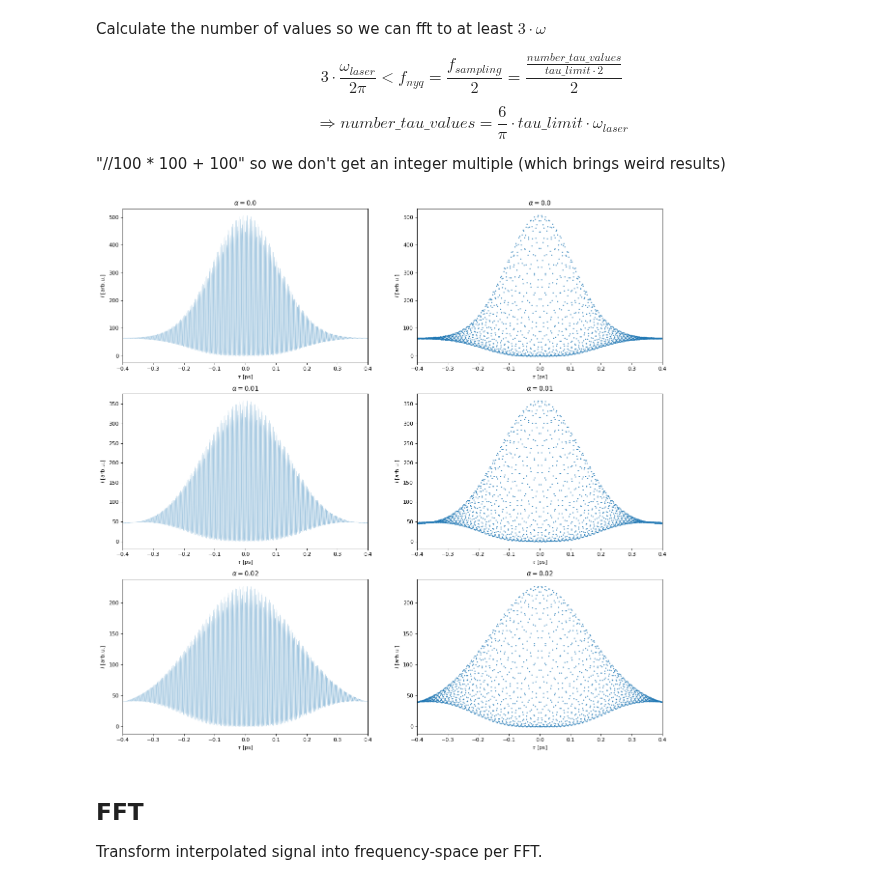
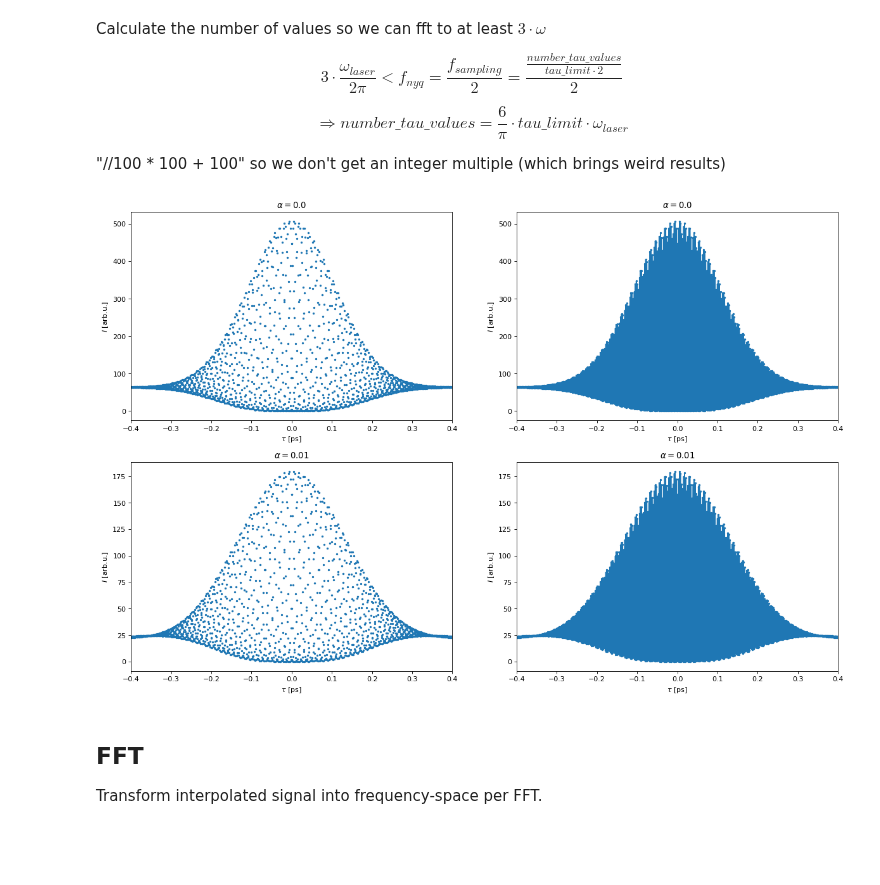
Before and after one commit to JKU-HFP/Chirp-Diagnostic, a Jupyter notebook: Simulating_Optical_Autocorrelation_of_Laser_with_Chirp.ipynb, the cells around one changed output. Cells and saved outputs as stored; diff of their text form; code cells hidden in the pictures; blank space fills up the shorter version.

```diff
--- a/Simulating_Optical_Autocorrelation_of_Laser_with_Chirp.ipynb
+++ b/Simulating_Optical_Autocorrelation_of_Laser_with_Chirp.ipynb
@@ -66,7 +73,7 @@ omega_laser = 2 * np.pi * frequency_laser
 # %% [markdown]
 We calculate E for different $\alpha$ in (ps)$^2$.
 # %%
-alpha_values = np.array((0, 1e-2, 2e-2))
+alpha_values = np.array((0, 0.01))
 # %% [markdown]
 Calculate $A_{laser}$-array so that $\int f(t) dt = 1$
 # %%
@@ -86,22 +93,21 @@ for i in range(alpha_values.size):
     E_gauss_values_1[:,i] = E_gauss(t_values_1, A_laser[i], tau_0_laser,
                                     omega_laser, alpha_values[i])
 # %%
-# Create a figure of size 8x6 inches, 80 dots per inch
-plt.figure(figsize=(18, 18), dpi=80)
+plt.figure(figsize=(18, alpha_values.size * 6), dpi=80)
 for i in range(alpha_values.size):
     plt.subplot(alpha_values.size, 2, 2 * i + 1)
     plt.title(r"$\alpha = {}$".format(alpha_values[i]))
     plt.xlabel(r"$t$ [ps]")
     plt.ylabel(r"$E$ [arb.u.]")
     plt.xlim(-t_limit, t_limit)
-    plt.plot(t_values_1, np.real(E_gauss_values_1[:,i]), linewidth=0.4)
+    plt.plot(t_values_1, np.real(E_gauss_values_1[:,i]), ".", markersize=4)
 
     plt.subplot(alpha_values.size, 2, 2 * i + 2)
     plt.title(r"$\alpha = {}$".format(alpha_values[i]))
     plt.xlabel(r"$t$ [ps]")
     plt.ylabel(r"$E$ [arb.u.]")
     plt.xlim(-t_limit , t_limit)
-    plt.plot(t_values_1, np.real(E_gauss_values_1[:,i]), ".", markersize=2)
+    plt.plot(t_values_1, np.real(E_gauss_values_1[:,i]), ".", ls="-", markersize=4)
 
 plt.show()
 # %% [output]
@@ -150,53 +156,55 @@ def gen_I_M_gauss_values(tau_limit, number_tau_values, alpha_values,  A, tau_0,
     tau_values = np.linspace(-tau_limit, tau_limit, number_tau_values)
     I_M_gauss_values = np.empty((tau_values.size, alpha_values.size))
     for i in range(alpha_values.size):
-        I_M_gauss_values[:,i] = I_M_gauss(tau_values, A, tau_0, omega, alpha_values[i])
+        I_M_gauss_values[:,i] = I_M_gauss(tau_values, A[i], tau_0, omega, alpha_values[i])
     return tau_values, I_M_gauss_values
 # %%
 while(True):
     answer = input('Should data be loaded from file (l) or generated (g)?: ')
     if answer == "l":
         path = r"../../Data/Autocorrelator/Simulation/" + \
-        r"Autocorrelation_Simulation_Gauss_2018-09-28 16_04_09.315948.txt"
-
+        r"Autocorrelation_Simulation_Gauss_2018-10-01 15_52_55.595168.txt"
         data = np.loadtxt(path)
-        tau_values_1 = data[:, 0]
-        I_M_gauss_values_1 = data[:, 1:]
+        alpha_values = data[0, 1:]
+        tau_values_1 = data[1:, 0]
+        I_M_gauss_values_1 = data[1:, 1:]
         break
     if answer == "g":
         tau_values_1, I_M_gauss_values_1 = gen_I_M_gauss_values(tau_limit, number_tau_values,
                                                               alpha_values,  A_laser,
                                                               tau_0_laser, omega_laser)
-
         path = r"../../Data/Autocorrelator/Simulation/"
+        data = np.empty((tau_values_1.size + 1, alpha_values.size + 1))
+        data[0] = np.append(0, alpha_values)
+        data[1:] = np.append(tau_values_1[:, np.newaxis], I_M_gauss_values_1, axis=1)
         np.savetxt(path + "Autocorrelation_Simulation_Gauss_"
                    + str(datetime.now()).replace(":", "_")
-                   + ".txt", np.append(tau_values_1[:, np.newaxis], I_M_gauss_values_1, axis=1),
-                   header = "tau_values | I(alpha = " + str(alpha_values) + ")")
+                   + ".txt", data,
+                   header = "tau_values | I (first line (without the first value) corresponds to alpha_values)")
         break
 # %%
 # Create a figure of size 8x6 inches, 80 dots per inch
-plt.figure(figsize=(18, 18), dpi=80)
+plt.figure(figsize=(18, alpha_values.size * 6), dpi=80)
 
 for i in range(alpha_values.size):
     plt.subplot(alpha_values.size, 2, 2 * i + 1)
     plt.title(r"$\alpha = {}$".format(alpha_values[i]))
     plt.xlabel(r"$\tau$ [ps]")
     plt.ylabel(r"$I$ [arb.u.]")
     plt.xlim(-tau_limit, tau_limit)
-    plt.plot(tau_values_1, I_M_gauss_values_1[:,i], linewidth=0.2)
+    plt.plot(tau_values_1, I_M_gauss_values_1[:,i], ".", markersize=4)
 
 
     plt.subplot(alpha_values.size, 2, 2 * i + 2)
     plt.title(r"$\alpha = {}$".format(alpha_values[i]))
     plt.xlabel(r"$\tau$ [ps]")
     plt.ylabel(r"$I$ [arb.u.]")
     plt.xlim(-tau_limit, tau_limit)
-    plt.plot(tau_values_1, I_M_gauss_values_1[:,i], ".", markersize=2)
+    plt.plot(tau_values_1, I_M_gauss_values_1[:,i], ".", ls="-", markersize=4)
 
 plt.show()
 # %% [output]
-[figure, old version]
+[figure, new version]
 # %% [markdown]
 ## FFT
 Transform interpolated signal into frequency-space per FFT.
```
Also changed, not shown: parts of 14 cells of this notebook.
